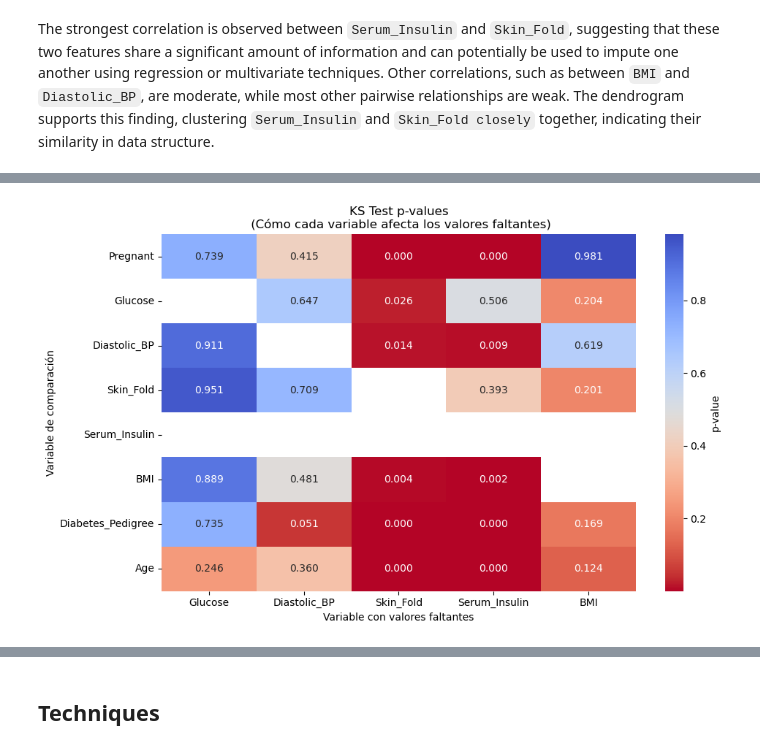
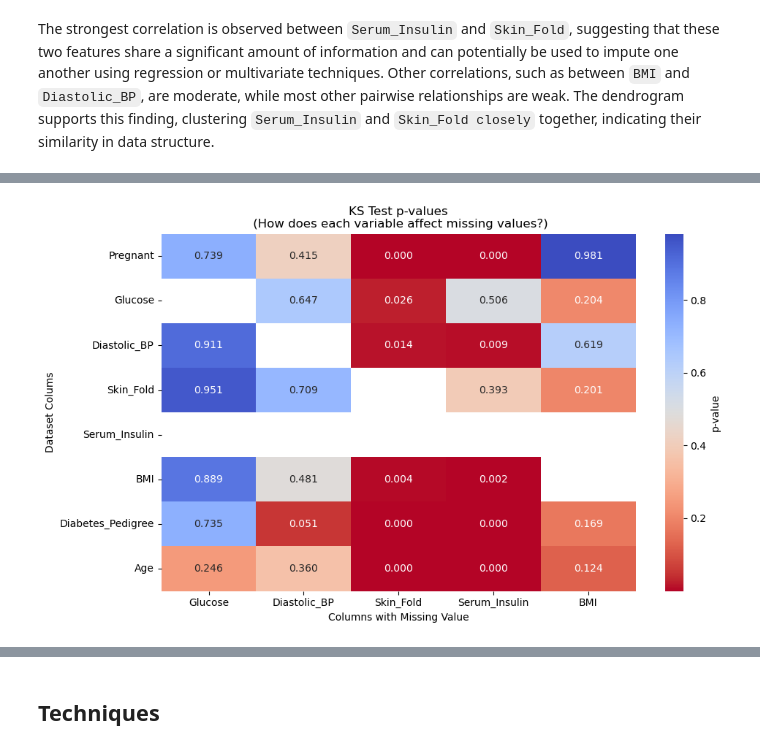
Before and after one commit to alejo1630/missing_values, a Jupyter notebook: Missing_Values_Analysis.ipynb, the cells around one changed output, grey strips where cells are left out. Saved outputs shown, nothing was run; the diff lists cells and outputs as text; code cells hidden in the pictures.

```diff
--- a/Missing_Values_Analysis.ipynb
+++ b/Missing_Values_Analysis.ipynb
@@ -231,13 +196,12 @@ def ks_test_matrix(df, missing_columns, test_columns):
 # %%
 ks_pvalues = ks_test_matrix(df.copy(), missing_columns, columns)
 
-# Visualiza con mapa de calor
 plt.figure(figsize=(10, 6))
 sns.heatmap(ks_pvalues, annot=True, fmt=".3f", cmap="coolwarm_r", cbar_kws={'label': 'p-value'})
-plt.title("KS Test p-values\n (Cómo cada variable afecta los valores faltantes)")
-plt.xlabel("Variable con valores faltantes")
-plt.ylabel("Variable de comparación")
+plt.title("KS Test p-values\n (How does each variable affect missing values?)")
+plt.xlabel("Columns with Missing Value")
+plt.ylabel("Dataset Colums")
 plt.tight_layout()
 plt.show()
 # %% [output]
-[figure, old version]
+[figure, new version]
```
Also changed, not shown: parts of 64 cells of this notebook, 1 other file.
